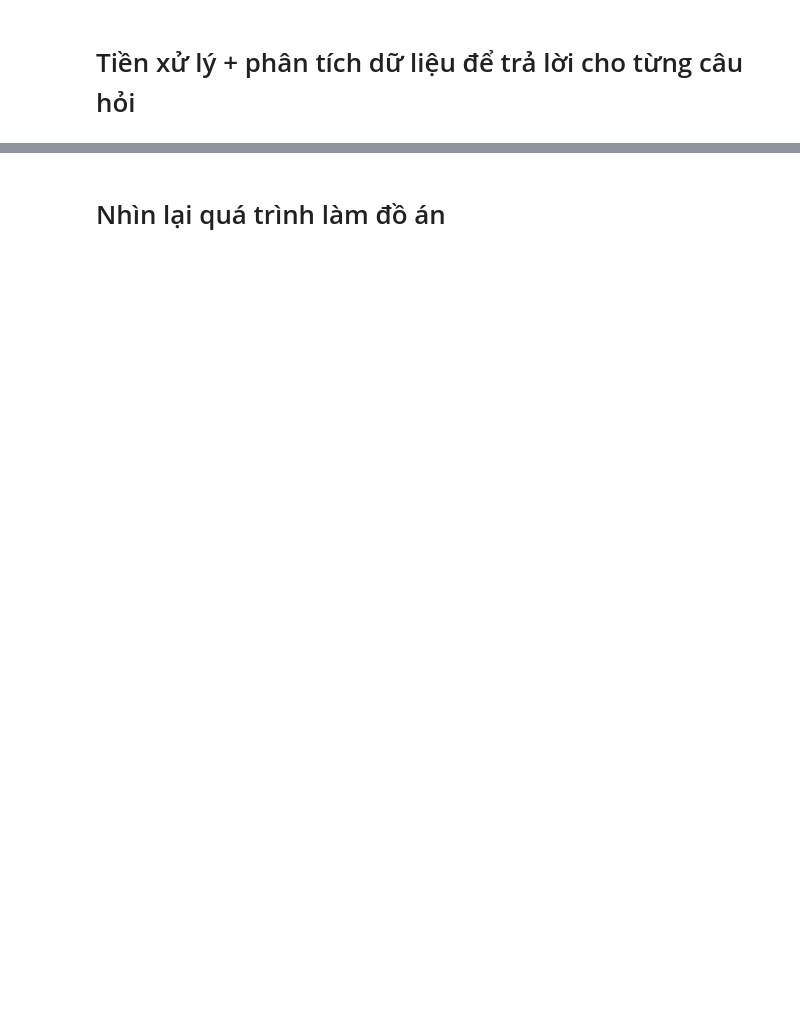
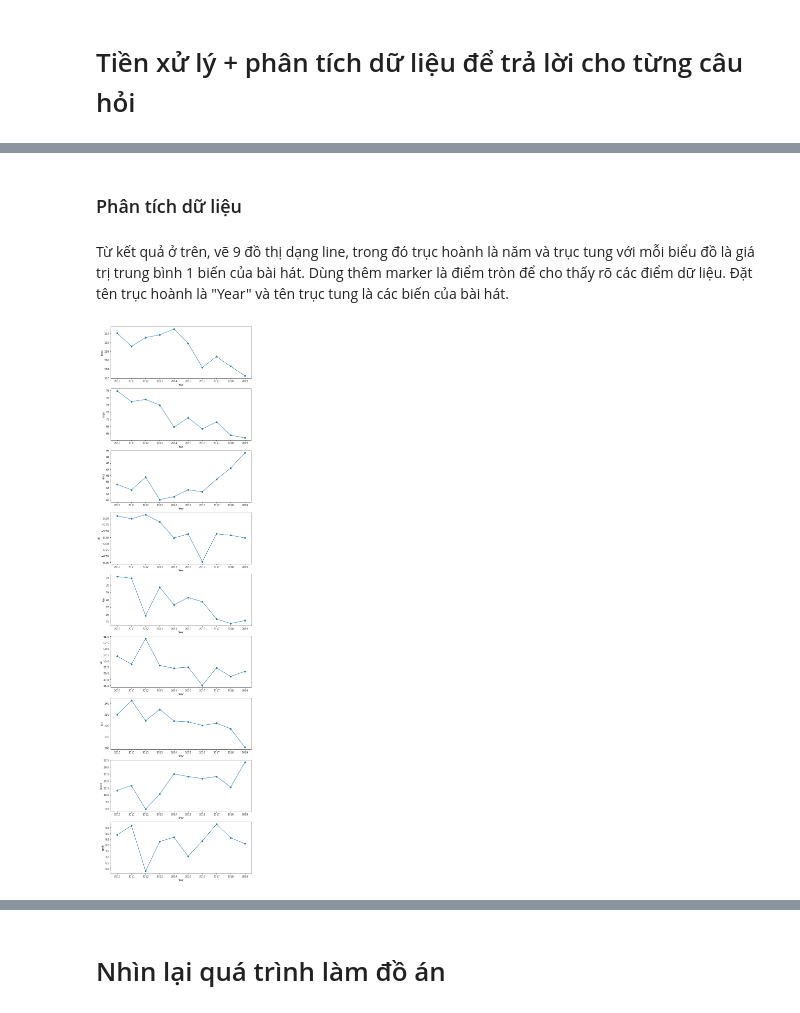
Before and after one commit to DoLienKhoa/P4DS, a Jupyter notebook: Main.ipynb, the cells around one changed output, grey strips where cells are left out. Drawn from its saved outputs; the diff is of its cells as text; code cells hidden in the pictures; blank space fills up the shorter version.

```diff
--- a/Main.ipynb
+++ b/Main.ipynb
@@ -133,0 +142,3 @@ Sau khi đã khám phá dữ liệu và hiểu hơn về dữ liệu, ta thấy
+# %%
+mean_variables_songs = top_songs_df.groupby('year')[num_col[1:-1]].mean()
+mean_variables_songs
@@ -133,0 +158,13 @@ Sau khi đã khám phá dữ liệu và hiểu hơn về dữ liệu, ta thấy
+# %% [markdown]
+### Phân tích dữ liệu
+# %% [markdown]
+Từ kết quả ở trên, vẽ 9 đồ thị dạng line, trong đó trục hoành là năm và trục tung với mỗi biểu đồ  là giá trị trung bình 1 biến của bài hát. Dùng thêm marker là điểm tròn để cho thấy rõ các điểm dữ liệu. Đặt tên trục hoành là "Year" và tên trục tung là các biến của bài hát.
+# %%
+fig, axes = plt.subplots(nrows=len(num_col[1:-1]), ncols=1, figsize=(10,40))
+for col, ax in zip(num_col[1:-1], axes):
+    ax.plot(mean_variables_songs.index, mean_variables_songs[col], marker='o')
+    ax.set_xlabel('Year')
+    ax.set_ylabel(col)
+    ax.set_xticks(np.arange(2010,2020))
+# %% [output]
+[figure, added]
```
Also changed, not shown: parts of 10 cells of this notebook.
